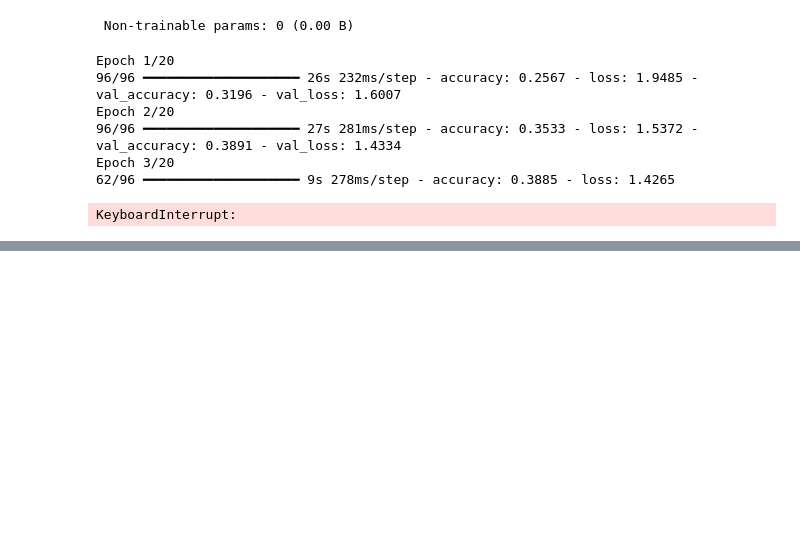
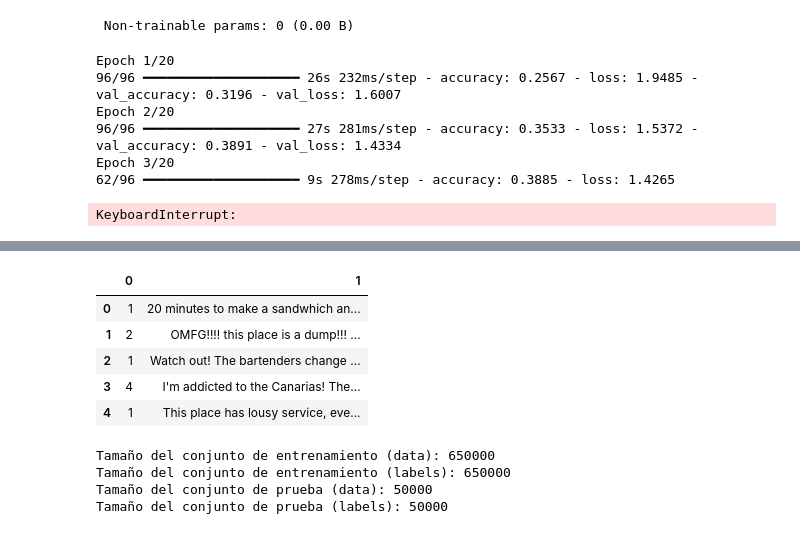
Before and after one commit to Carsanpo/Entregas_RNN, a Jupyter notebook: Entregable_1.ipynb, the cells around one changed output, grey strips where cells are left out. Saved outputs shown, nothing was run; the diff lists cells and outputs as text; code cells hidden in the pictures; blank space fills up the shorter version.

```diff
--- a/Entregable_1.ipynb
+++ b/Entregable_1.ipynb
@@ -248,0 +280,35 @@ results_2 = model_2.evaluate(x_test_2, test_labels_2)
+# %%
+train_yelp = pd.read_csv('yelp_review_full_csv/train.csv', header=None)
+test_yelp  = pd.read_csv('yelp_review_full_csv/test.csv', header=None)
+# Mezclar los datos
+train_yelp = train_yelp.sample(frac=1).reset_index(drop=True)
+test_yelp = test_yelp.sample(frac=1).reset_index(drop=True)
+
+train_yelp.head()
+#test_yelp.head()
+# %% [output]
+|  | 0 | 1 |
+| 0 | 1 | 20 minutes to make a sandwhich an... |
+| 1 | 2 | OMFG!!!! this place is a dump!!! ... |
+| 2 | 1 | Watch out! The bartenders change ... |
+| 3 | 4 | I'm addicted to the Canarias! The... |
+| 4 | 1 | This place has lousy service, eve... |
+# %%
+# Separar características (data) y etiquetas (labels) para train
+train_labels_4 = train_yelp.iloc[:, 0]  # La primera columna contiene las etiquetas
+train_data_4 = train_yelp.iloc[:, 1]  # Las características están en todas las columnas excepto la primera
+
+# Separar características (data) y etiquetas (labels) para test
+test_labels_4 = test_yelp.iloc[:, 0]  # La primera columna contiene las etiquetas
+test_data_4 = test_yelp.iloc[:, 1]  # Las características están en todas las columnas excepto la primera
+
+# Verificar el tamaño de las muestras
+print("Tamaño del conjunto de entrenamiento (data):", len(train_data_4))
+print("Tamaño del conjunto de entrenamiento (labels):", len(train_labels_4))
+print("Tamaño del conjunto de prueba (data):", len(test_data_4))
+print("Tamaño del conjunto de prueba (labels):", len(test_labels_4))
+# %% [output]
+Tamaño del conjunto de entrenamiento (data): 650000
+Tamaño del conjunto de entrenamiento (labels): 650000
+Tamaño del conjunto de prueba (data): 50000
+Tamaño del conjunto de prueba (labels): 50000
```
Also changed, not shown: parts of 20 cells of this notebook.
